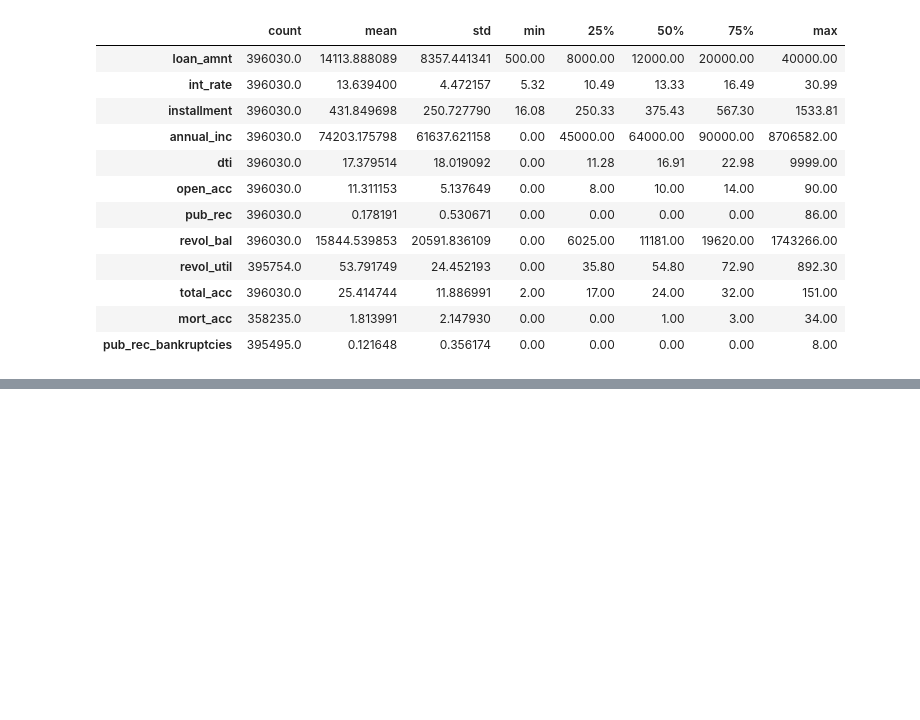
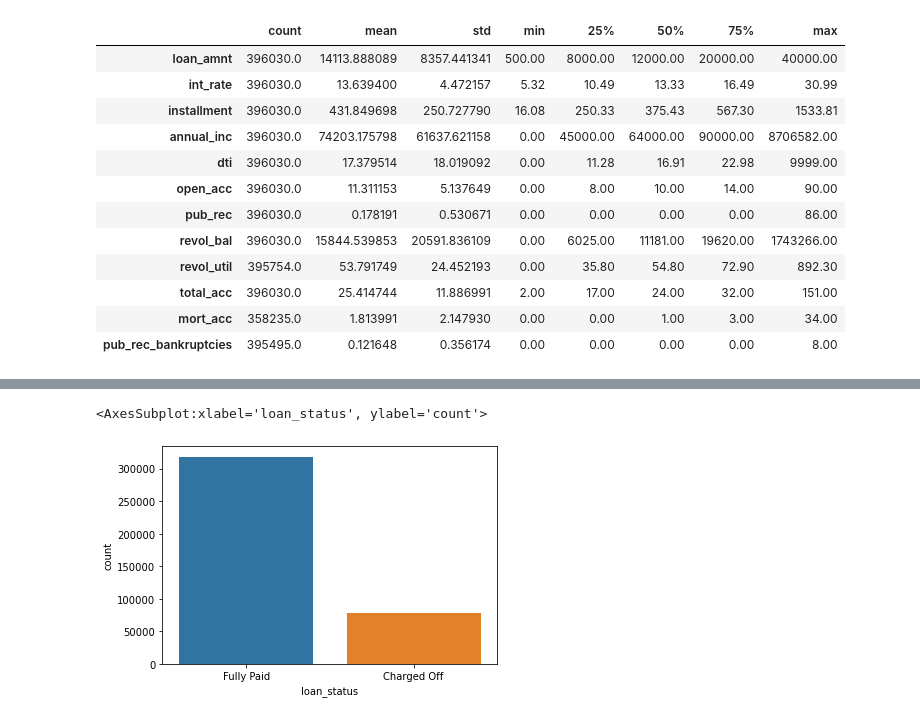
Before and after one commit to mkawsarzaman/prediction_loan_default_ANN_Tensorflow_keras, a Jupyter notebook: prediction_loan_default_ANN_Tensorflow_keras.ipynb, the cells around one changed output, grey strips where cells are left out. Saved outputs shown, nothing was run; the diff lists cells and outputs as text; code cells hidden in the pictures; blank space fills up the shorter version.

```diff
--- a/prediction_loan_default_ANN_Tensorflow_keras.ipynb
+++ b/prediction_loan_default_ANN_Tensorflow_keras.ipynb
@@ -82,0 +91,5 @@ df.
+# %%
+sns.countplot(df['loan_status'])
+# %% [output]
+<AxesSubplot:xlabel='loan_status', ylabel='count'>
+[figure, added]
```
Also changed, not shown: parts of 12 cells of this notebook.
